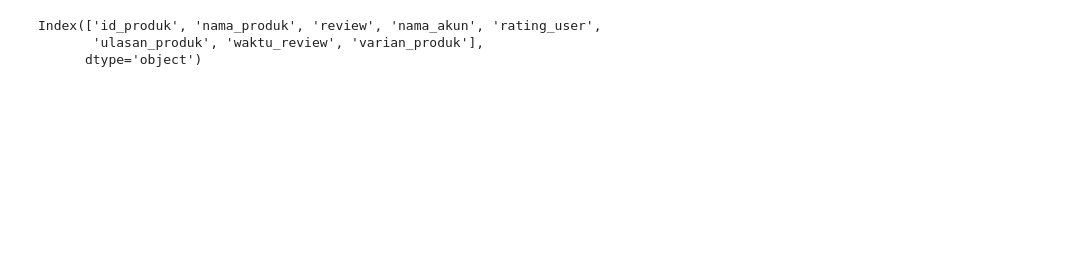
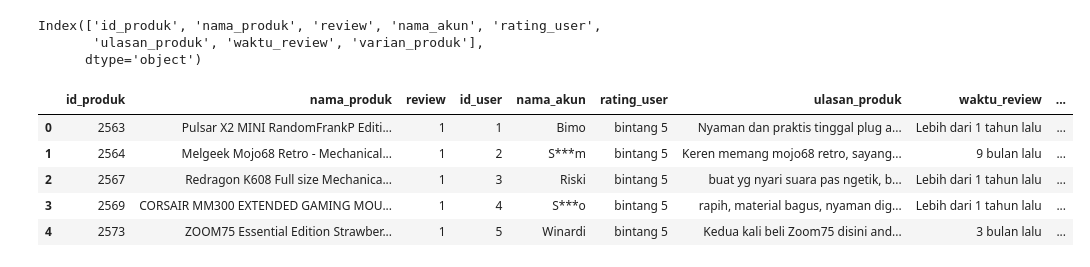
Before and after one commit to picessakresna/GoodGamingShop-Recommendation-Website, a Jupyter notebook: final-project/product-scrap-data/cleandata-review.ipynb, the cells around one changed output. Saved outputs shown, nothing was run; the diff lists cells and outputs as text; code cells hidden in the pictures; blank space fills up the shorter version.

```diff
--- a/final-project/product-scrap-data/cleandata-review.ipynb
+++ b/final-project/product-scrap-data/cleandata-review.ipynb
@@ -100,3 +100,21 @@ df.columns
 Index(['id_produk', 'nama_produk', 'review', 'nama_akun', 'rating_user',
        'ulasan_produk', 'waktu_review', 'varian_produk'],
       dtype='object')
+# %%
+# Dapatkan nama akun unik
+unique_accounts = df['nama_akun'].unique()
+
+# Buat mapping antara nama akun dan id user menggunakan hash
+user_id_mapping = {nama_akun: idx + 1 for idx, nama_akun in enumerate(unique_accounts)}
+
+# Tambahkan kolom id_user ke DataFrame utama
+df.insert(3, 'id_user', df['nama_akun'].map(user_id_mapping))
+
+df.head()
+# %% [output]
+|  | id_produk | nama_produk | review | id_user | nama_akun | rating_user | ulasan_produk | waktu_review | ... |
+| 0 | 2563 | Pulsar X2 MINI RandomFrankP Editi... | 1 | 1 | Bimo | bintang 5 | Nyaman dan praktis tinggal plug a... | Lebih dari 1 tahun lalu | ... |
+| 1 | 2564 | Melgeek Mojo68 Retro - Mechanical... | 1 | 2 | S***m | bintang 5 | Keren memang mojo68 retro, sayang... | 9 bulan lalu | ... |
+| 2 | 2567 | Redragon K608 Full size Mechanica... | 1 | 3 | Riski | bintang 5 | buat yg nyari suara pas ngetik, b... | Lebih dari 1 tahun lalu | ... |
+| 3 | 2569 | CORSAIR MM300 EXTENDED GAMING MOU... | 1 | 4 | S***o | bintang 5 | rapih, material bagus, nyaman dig... | Lebih dari 1 tahun lalu | ... |
+| 4 | 2573 | ZOOM75 Essential Edition Strawber... | 1 | 5 | Winardi | bintang 5 | Kedua kali beli Zoom75 disini and... | 3 bulan lalu | ... |
```
Also changed, not shown: parts of 2 cells of this notebook.
